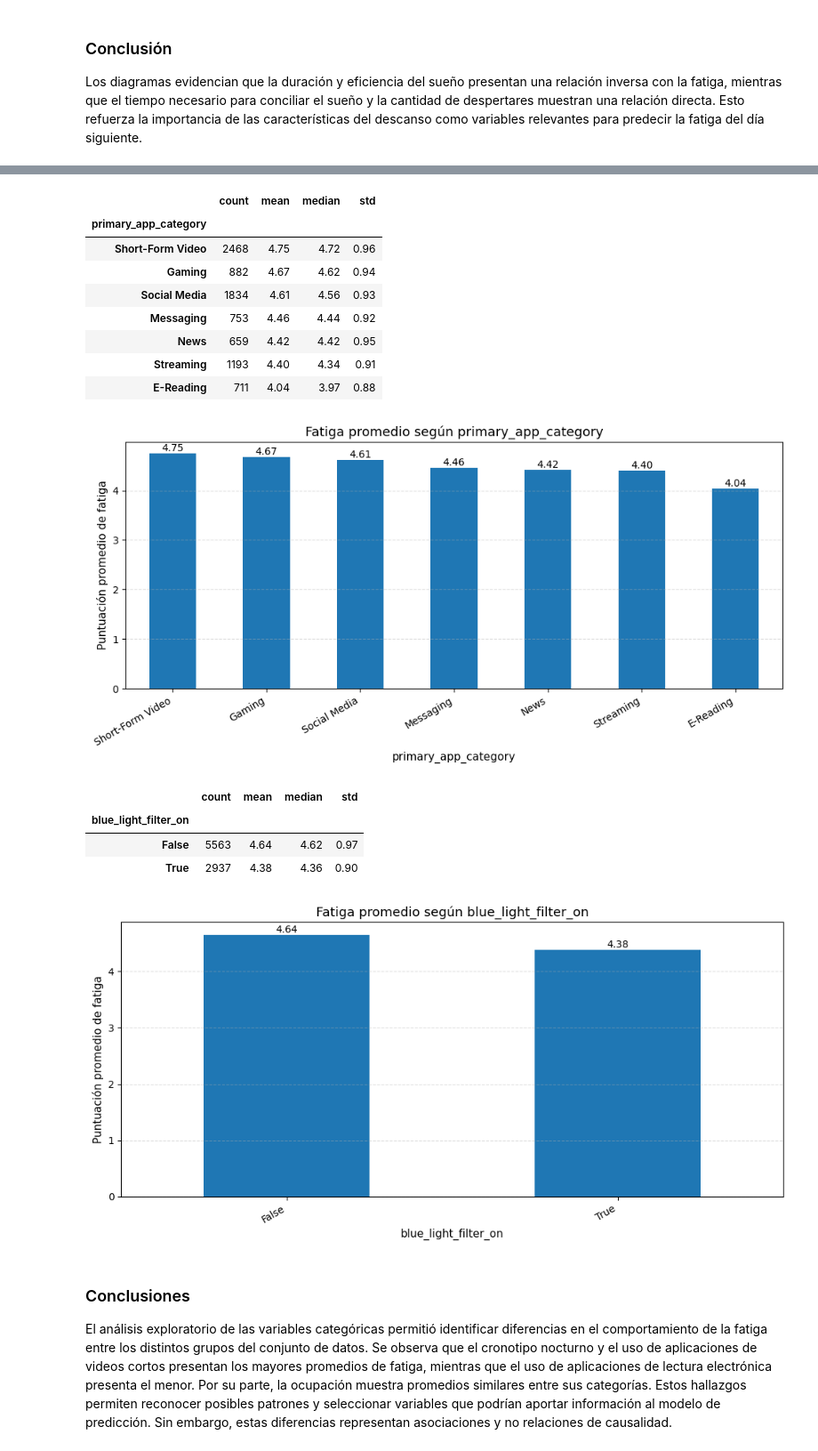
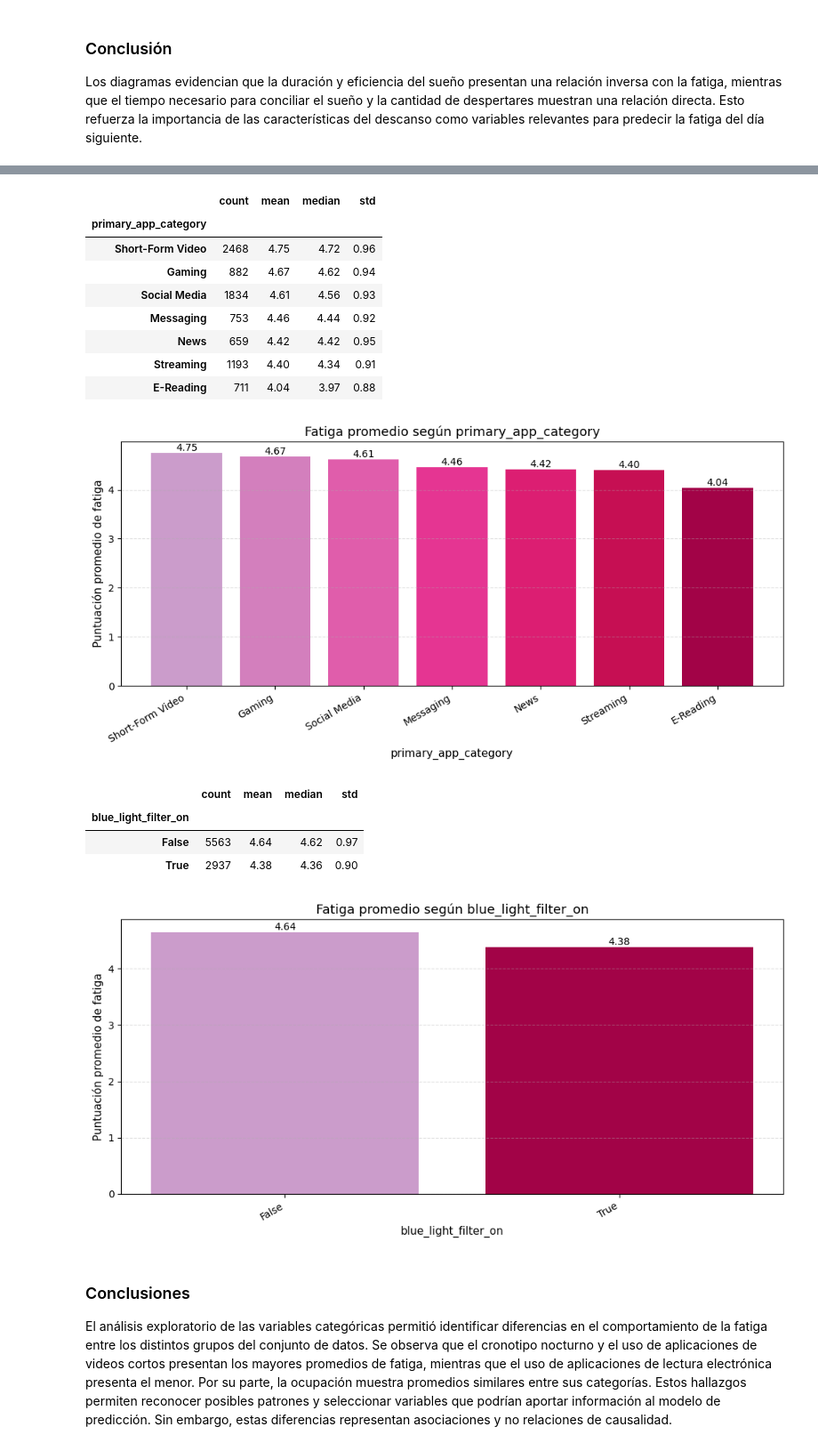
Before and after one commit to nashlypilar-collab/PROYECTO-ENTRE-GRUPAL-, a Jupyter notebook: Proyecto_1_Dataset_Sueno_Prediccion_Fatiga.ipynb, the cells around one changed output, grey strips where cells are left out. Shown at 89% size. Cells and saved outputs as stored; diff of their text form; code cells hidden in the pictures.

```diff
--- a/Proyecto_1_Dataset_Sueno_Prediccion_Fatiga.ipynb
+++ b/Proyecto_1_Dataset_Sueno_Prediccion_Fatiga.ipynb
@@ -331,15 +341,22 @@ for col in cat_eda:
 
     fig, ax = plt.subplots(figsize=(10, 5))
 
-    barras = resumen_cat["mean"].plot(kind="bar", ax=ax)
+    colores = plt.cm.PuRd(
+        np.linspace(0.35, 0.85, len(resumen_cat))
+    )
+
+    barras = ax.bar(
+        resumen_cat.index.astype(str),
+        resumen_cat["mean"],
+        color=colores
+    )
 
     ax.set_title(f"Fatiga promedio según {col}", fontsize=13)
     ax.set_xlabel(col, fontsize=11)
     ax.set_ylabel("Puntuación promedio de fatiga", fontsize=11)
-
     ax.set_xticklabels(resumen_cat.index.astype(str), rotation=30, ha="right")
 
-    for barra in ax.patches:
+    for barra in barras:
         altura = barra.get_height()
         ax.annotate(
             f"{altura:.2f}",
@@ -376,18 +393,18 @@ for col in cat_eda:
 |  | count | mean | median | std |
 | primary_app_category |  |  |  |  |
 | Short-Form Video | 2468 | 4.75 | 4.72 | 0.96 |
 | Gaming | 882 | 4.67 | 4.62 | 0.94 |
 | Social Media | 1834 | 4.61 | 4.56 | 0.93 |
 | Messaging | 753 | 4.46 | 4.44 | 0.92 |
 | News | 659 | 4.42 | 4.42 | 0.95 |
 | Streaming | 1193 | 4.40 | 4.34 | 0.91 |
 | E-Reading | 711 | 4.04 | 3.97 | 0.88 |
-[figure, old version]
+[figure, new version]
 |  | count | mean | median | std |
 | blue_light_filter_on |  |  |  |  |
 | False | 5563 | 4.64 | 4.62 | 0.97 |
 | True | 2937 | 4.38 | 4.36 | 0.90 |
-[figure, old version]
+[figure, new version]
 # %% [markdown]
 ### Conclusiones
 
```
Also changed, not shown: parts of 7 cells of this notebook.
